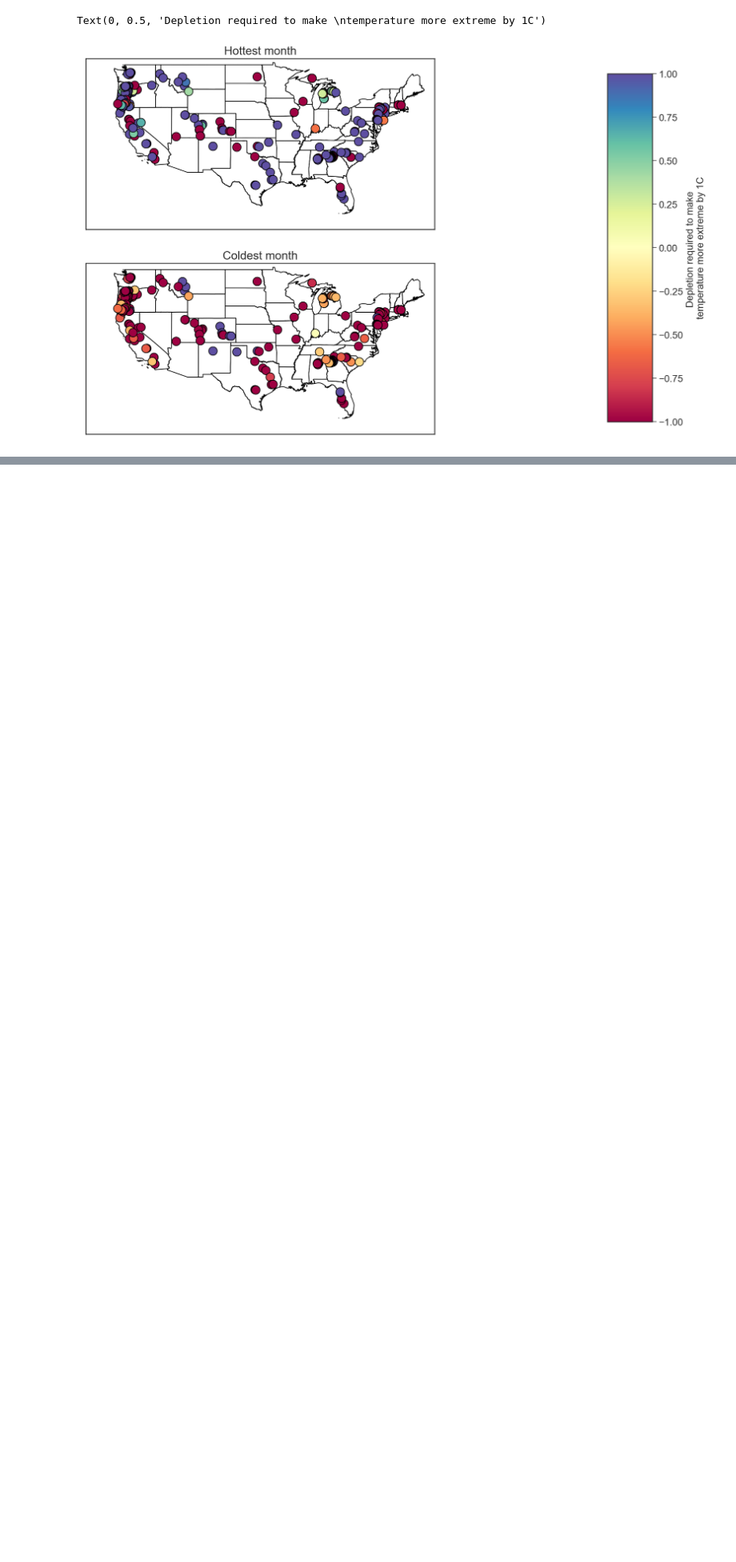
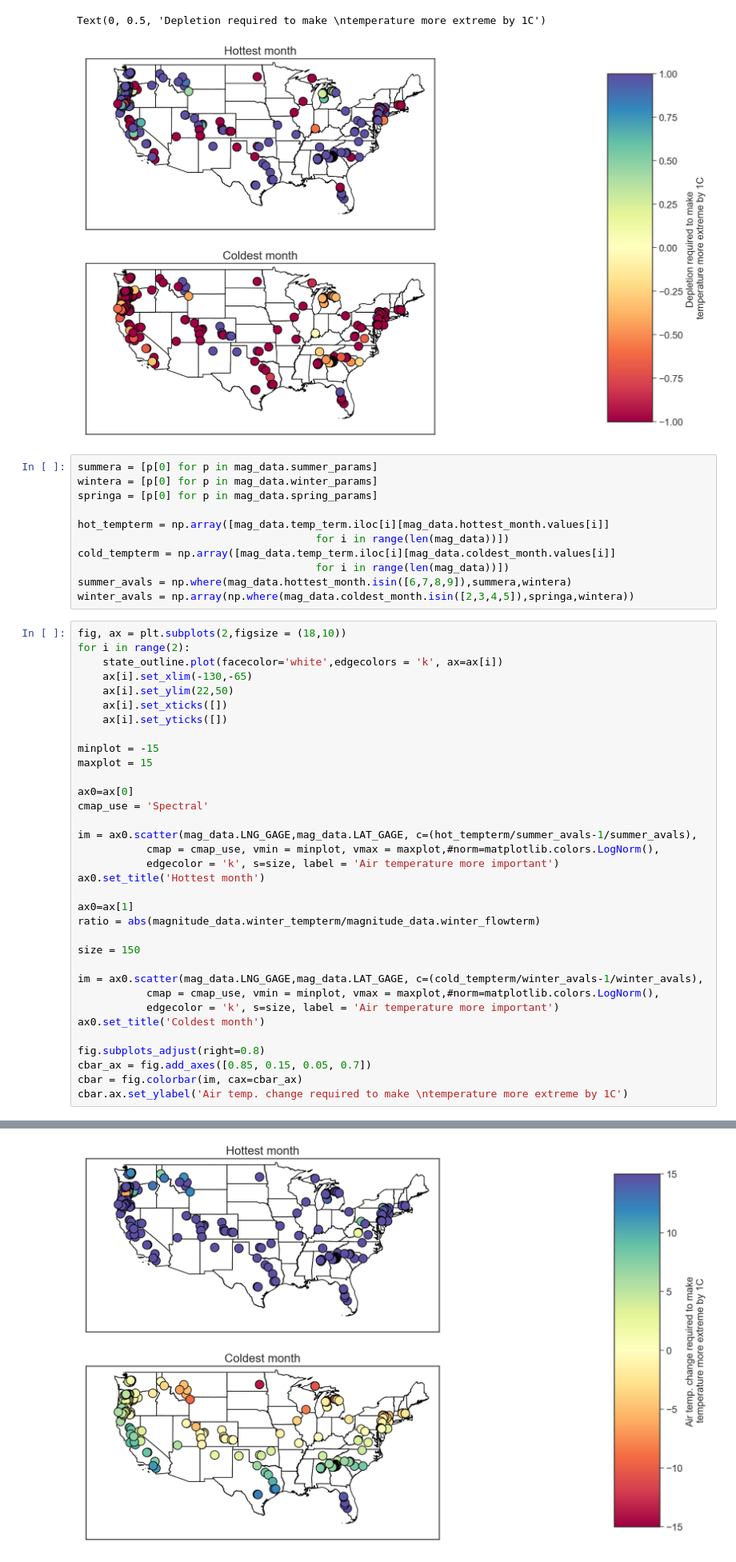
Before and after one commit to lapidesd/streamflow_depletion_metrics_replacement, a Jupyter notebook: Code/regression_thermo_explore.ipynb, the cells around one changed output, grey strips where cells are left out. Shown at 80% size. Saved outputs shown, nothing was run; the diff lists cells and outputs as text; blank space fills up the shorter version.

```diff
--- a/Code/regression_thermo_explore.ipynb
+++ b/Code/regression_thermo_explore.ipynb
@@ -1465,3 +1487,49 @@ cbar.ax.set_ylabel('Depletion required to make \ntemperature more extreme by 1C'
 # %% [output]
 Text(0, 0.5, 'Depletion required to make \ntemperature more extreme by 1C')
 [figure]
+# %%
+summera = [p[0] for p in mag_data.summer_params]
+wintera = [p[0] for p in mag_data.winter_params]
+springa = [p[0] for p in mag_data.spring_params]
+
+hot_tempterm = np.array([mag_data.temp_term.iloc[i][mag_data.hottest_month.values[i]]
+                                      for i in range(len(mag_data))])
+cold_tempterm = np.array([mag_data.temp_term.iloc[i][mag_data.coldest_month.values[i]]
+                                      for i in range(len(mag_data))])
+summer_avals = np.where(mag_data.hottest_month.isin([6,7,8,9]),summera,wintera)
+winter_avals = np.array(np.where(mag_data.coldest_month.isin([2,3,4,5]),springa,wintera))
+# %%
+fig, ax = plt.subplots(2,figsize = (18,10))
+for i in range(2):
+    state_outline.plot(facecolor='white',edgecolors = 'k', ax=ax[i])
+    ax[i].set_xlim(-130,-65)
+    ax[i].set_ylim(22,50)
+    ax[i].set_xticks([])
+    ax[i].set_yticks([])
+
+minplot = -15
+maxplot = 15
+
+ax0=ax[0]
+cmap_use = 'Spectral'
+
+im = ax0.scatter(mag_data.LNG_GAGE,mag_data.LAT_GAGE, c=(hot_tempterm/summer_avals-1/summer_avals),
+           cmap = cmap_use, vmin = minplot, vmax = maxplot,#norm=matplotlib.colors.LogNorm(),
+           edgecolor = 'k', s=size, label = 'Air temperature more important')
+ax0.set_title('Hottest month')
+
+ax0=ax[1]
+ratio = abs(magnitude_data.winter_tempterm/magnitude_data.winter_flowterm)
+
+size = 150
+
+im = ax0.scatter(mag_data.LNG_GAGE,mag_data.LAT_GAGE, c=(cold_tempterm/winter_avals-1/winter_avals),
+           cmap = cmap_use, vmin = minplot, vmax = maxplot,#norm=matplotlib.colors.LogNorm(),
+           edgecolor = 'k', s=size, label = 'Air temperature more important')
+ax0.set_title('Coldest month')
+
+fig.subplots_adjust(right=0.8)
+cbar_ax = fig.add_axes([0.85, 0.15, 0.05, 0.7])
+cbar = fig.colorbar(im, cax=cbar_ax)
+cbar.ax.set_ylabel('Air temp. change required to make \ntemperature more extreme by 1C')
+# %% [output]
@@ -1467,0 +1537 @@ Text(0, 0.5, 'Depletion required to make \ntemperature more extreme by 1C')
+[figure, added]
```
Also changed, not shown: parts of 8 cells of this notebook.
